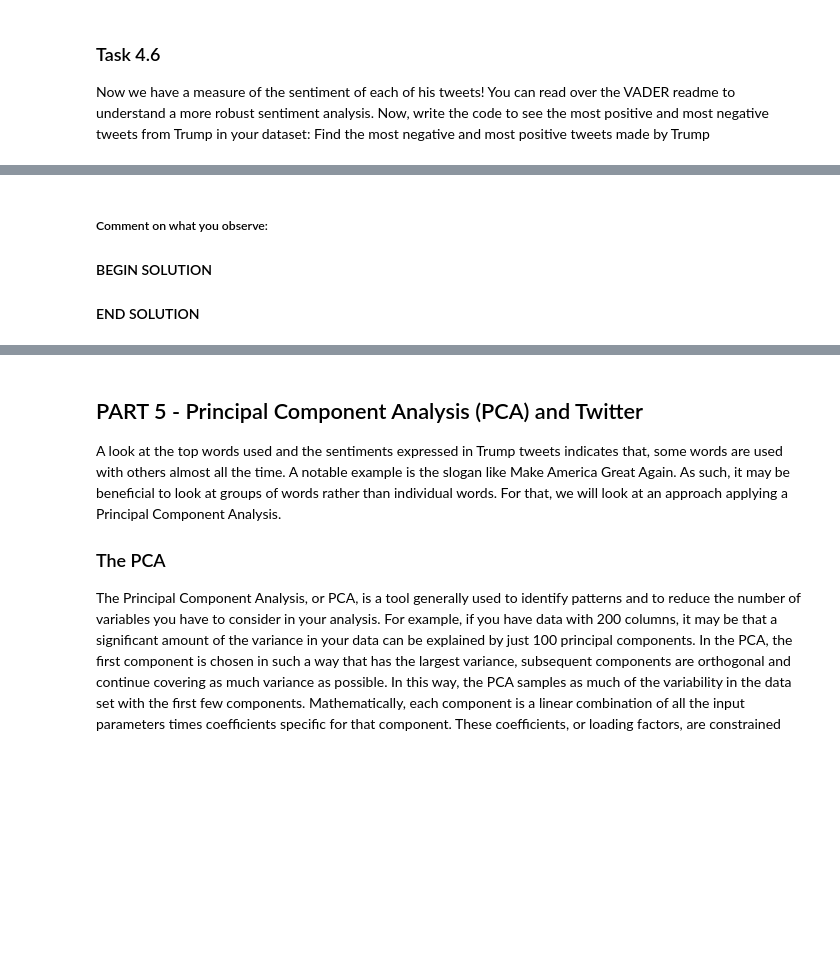
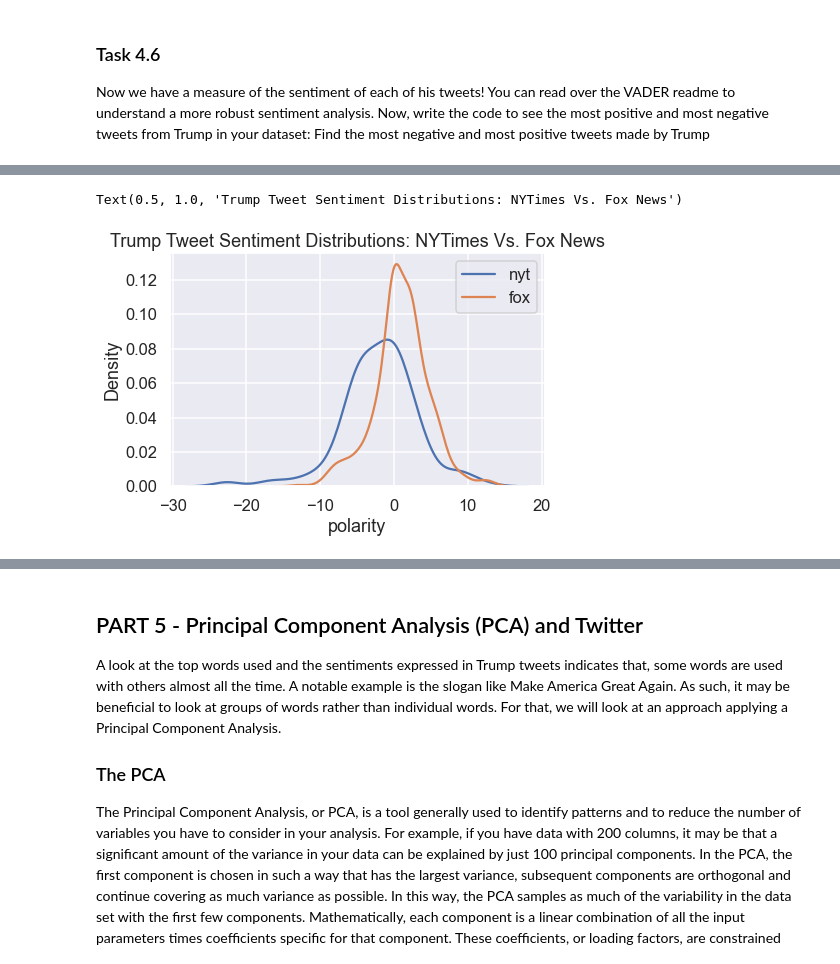
Before and after one commit to azhang2000/Cs439MidSemesterProject, a Jupyter notebook: MidSemester_Project_F21_V1.ipynb, the cells around one changed output, grey strips where cells are left out. Cells and saved outputs as stored; diff of their text form; code cells hidden in the pictures; blank space fills up the shorter version.

```diff
--- a/MidSemester_Project_F21_V1.ipynb
+++ b/MidSemester_Project_F21_V1.ipynb
@@ -635,8 +646,8 @@ Now, let's use this lexicon to calculate the overall sentiment for each of Trump
 First, let's lowercase the text in the tweets since the lexicon is also lowercase. Set the `text` column of the `df_trump` DF to be the lowercased text of each tweet.
 # %%
 ### BEGIN SOLUTION
-
-
+df_trump['text'] = df_trump['text'].str.lower()
+#df_trump.head()
 ### END SOLUTION
 # %% [markdown]
 ### Task 4.3
@@ -648,9 +659,8 @@ Now, let's get rid of punctuation since it'll cause us to fail to match words. C
 # Save your regex in punct_re
 punct_re = r'[^\w\s\\n]'
 
-
 ### BEGIN SOLUTION
-
+df_trump['no_punc'] = df_trump['text'].apply(lambda s: re.sub(punct_re, " ", s))
 
 ### END SOLUTION
 # %%
@@ -729,0 +733,7 @@ As usual, try to avoid using any for loops. Our solution uses a chain of 5 metho
+# %%
+#tidy_format = ...
+
+### BEGIN SOLUTION
+tidy_format = df_trump['no_punc'].str.split(expand=True).stack().reset_index().set_index('id').rename({'level_1':'num', 0:'word'}, axis = 1)
+#tidy_format.loc[894661651760377856]
+### END SOLUTION
@@ -742,9 +754,8 @@ Add a `polarity` column to the `df_trump` table.  The `polarity` column should c
 #df_trump['polarity'] = ...
 
 ### BEGIN SOLUTION
-
-
-df_trump
+df_trump['polarity'] = tidy_format.merge(df_sent, left_on='word', right_index=True).groupby('id').sum()['Polarity']
+df_trump['polarity'] = df_trump['polarity'].fillna(0.0)
 ### END SOLUTION
 # %%
 assert np.allclose(df_trump.loc[744701872456536064, 'polarity'], 8.4)
@@ -784,7 +803,10 @@ Plot the distribution of tweet sentiments broken down by whether the text of the
-# %% [markdown]
-##### Comment on what you observe:
-
-#### BEGIN SOLUTION
-
-
-#### END SOLUTION
+# %%
+### BEGIN SOLUTION
+sns.kdeplot(df_trump.loc[df_trump['text'].str.contains('nyt'), 'polarity'], label="nyt")
+sns.kdeplot(df_trump.loc[df_trump['text'].str.contains('fox'), 'polarity'], label="fox")
+plt.legend()
+plt.title("Trump Tweet Sentiment Distributions: NYTimes Vs. Fox News")
+### END SOLUTION
+# %% [output]
+Text(0.5, 1.0, 'Trump Tweet Sentiment Distributions: NYTimes Vs. Fox News')
+[figure, added]
```
Also changed, not shown: parts of 8 cells of this notebook.
